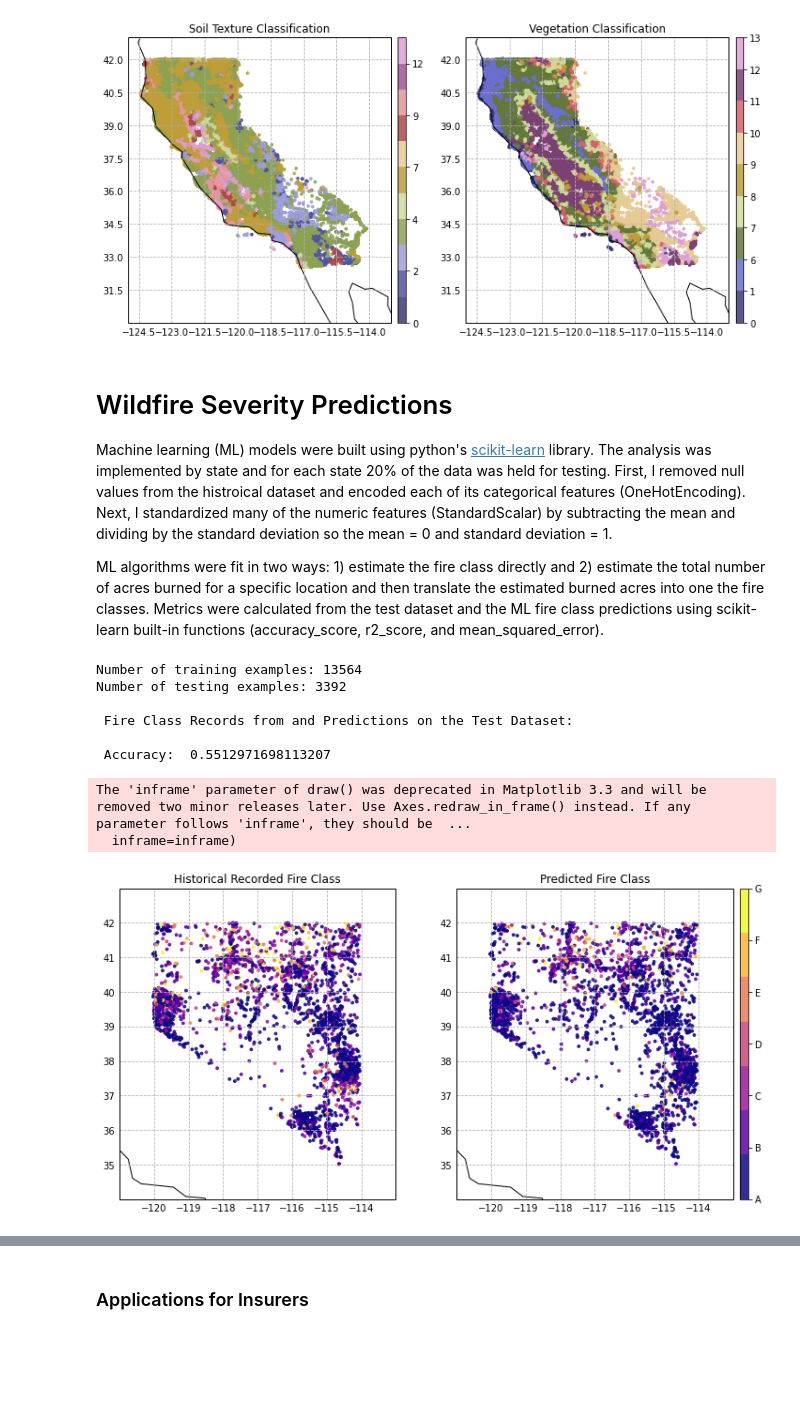
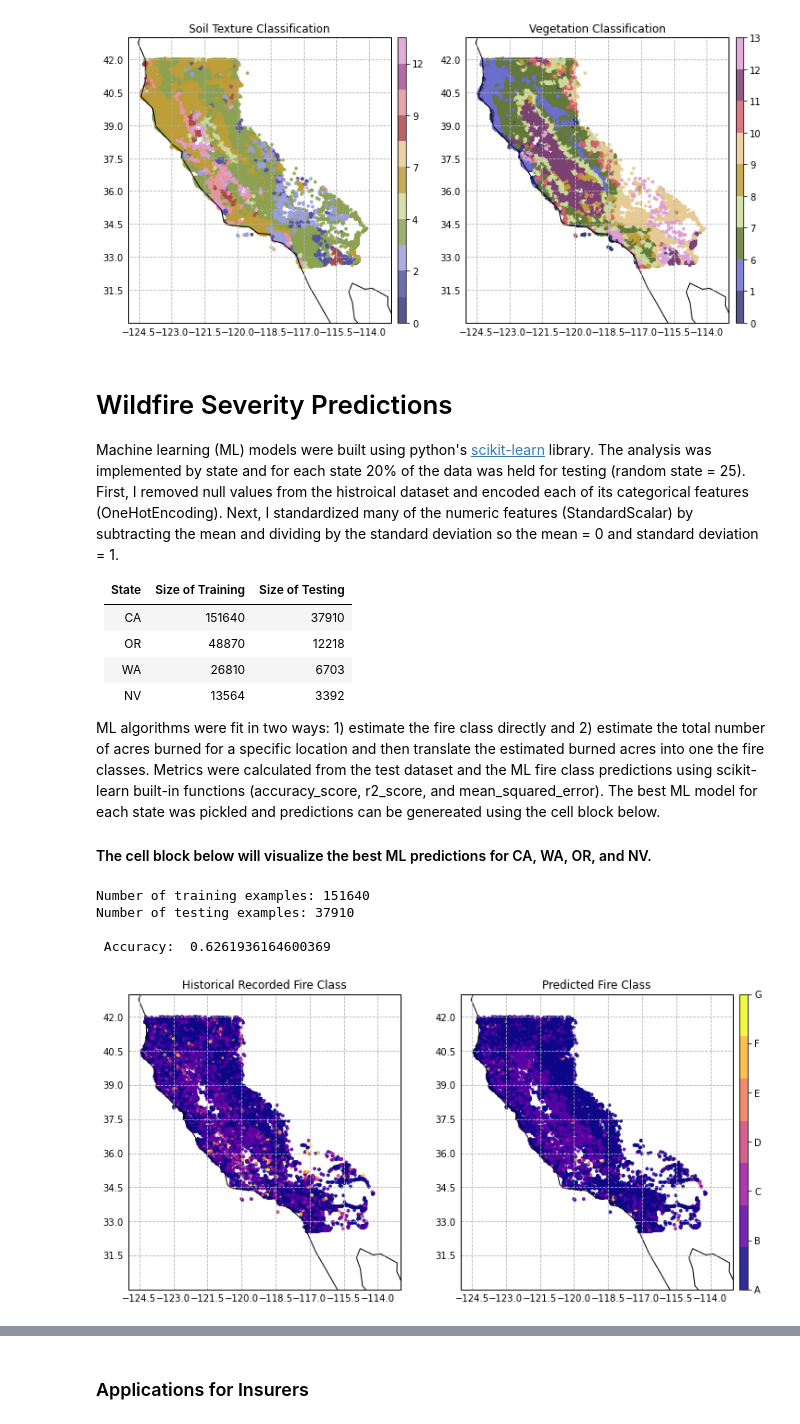
Before and after one commit to cfinkenbiner/Wildfire_Severity_Prediction, a Jupyter notebook: Capstone_Final.ipynb, the cells around one changed output, grey strips where cells are left out. Drawn from its saved outputs; the diff is of its cells as text; code cells hidden in the pictures; blank space fills up the shorter version.

```diff
--- a/Capstone_Final.ipynb
+++ b/Capstone_Final.ipynb
@@ -112,26 +109,32 @@ data_visualizations.fig_soil_veg_map(state)
 # %% [markdown]
 # Wildfire Severity Predictions
 
-Machine learning (ML) models were built using python's [scikit-learn](https://scikit-learn.org/stable/) library. The analysis was implemented by state and for each state 20% of the data was held for testing. First, I removed null values from the histroical dataset and encoded each of its categorical features (OneHotEncoding). Next, I standardized many of the numeric features (StandardScalar) by subtracting the mean and dividing by the standard deviation so the mean = 0 and standard deviation = 1.
+Machine learning (ML) models were built using python's [scikit-learn](https://scikit-learn.org/stable/) library. The analysis was implemented by state and for each state 20% of the data was held for testing (random state = 25). First, I removed null values from the histroical dataset and encoded each of its categorical features (OneHotEncoding). Next, I standardized many of the numeric features (StandardScalar) by subtracting the mean and dividing by the standard deviation so the mean = 0 and standard deviation = 1.
 
-ML algorithms were fit in two ways: 1) estimate the fire class directly and 2) estimate the total number of acres burned for a specific location and then translate the estimated burned acres into one the fire classes. Metrics were calculated from the test dataset and the ML fire class predictions using scikit-learn built-in functions (accuracy_score, r2_score, and mean_squared_error).
+| State | Size of Training | Size of Testing |
+| --- | --- | ---|
+| CA | 151640 | 37910 |
+| OR | 48870 | 12218 |
+| WA | 26810 | 6703 |
+| NV | 13564 | 3392 |
+
+
+ML algorithms were fit in two ways: 1) estimate the fire class directly and 2) estimate the total number of acres burned for a specific location and then translate the estimated burned acres into one the fire classes. Metrics were calculated from the test dataset and the ML fire class predictions using scikit-learn built-in functions (accuracy_score, r2_score, and mean_squared_error). The best ML model for each state was pickled and predictions can be genereated using the cell block below.
+
+#### The cell block below will visualize the best ML predictions for CA, WA, OR, and NV.
 # %%
 import ML_wildfire_severity
 
 # Specify state from list: ['CA', 'WA', 'OR', 'NV']
-state = 'NV'
+state = 'CA'
 
 ML_wildfire_severity.make_predictions(state)
 # %% [output]
-Number of training examples: 13564
-Number of testing examples: 3392
+Number of training examples: 151640
+Number of testing examples: 37910
 
- Fire Class Records from and Predictions on the Test Dataset:
-
- Accuracy:  0.5512971698113207
+ Accuracy:  0.6261936164600369
-The 'inframe' parameter of draw() was deprecated in Matplotlib 3.3 and will be removed two minor releases later. Use Axes.redraw_in_frame() instead. If any parameter follows 'inframe', they should be  ...
-  inframe=inframe)
-[figure, old version]
+[figure, new version]
 # %% [markdown]
 ### Model Evaluation & Summary
 
```
Also changed, not shown: parts of 8 cells of this notebook, 2 other files.
